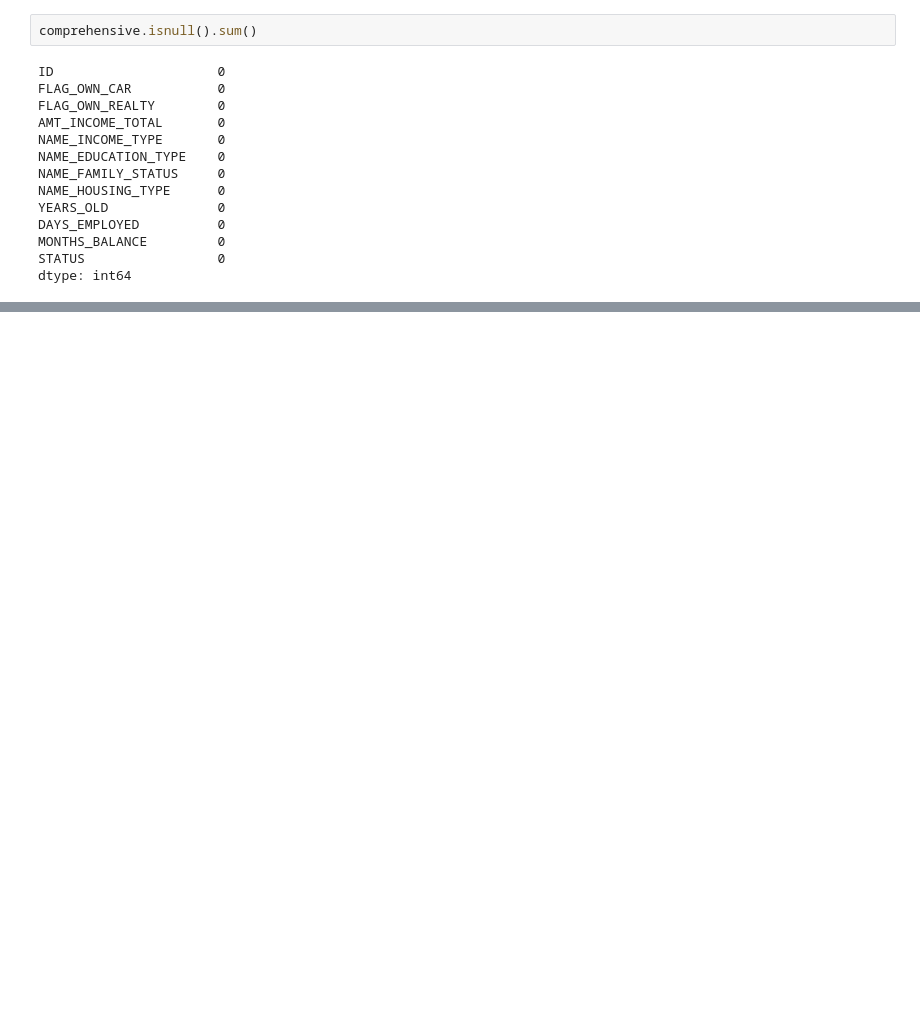
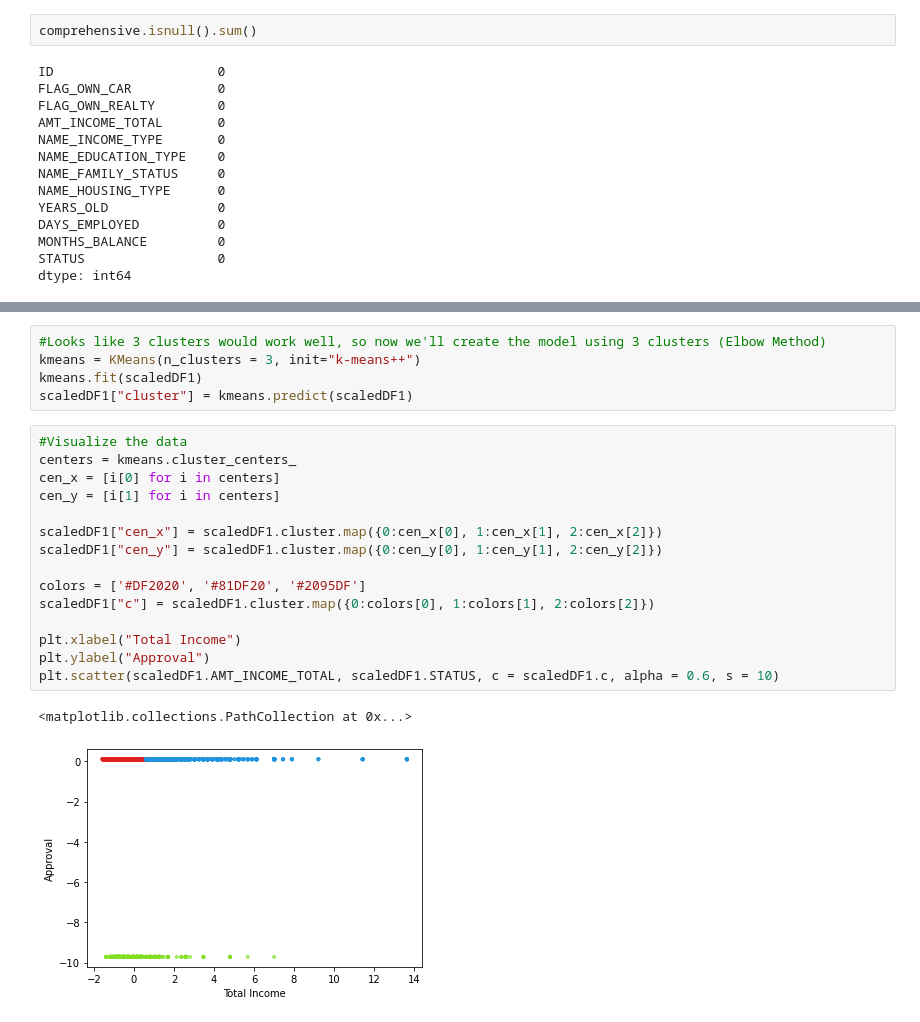
Before and after one commit to shlokshah7/ECS-171-project, a Jupyter notebook: Unsupervised Learning.ipynb, the cells around one changed output, grey strips where cells are left out. Saved outputs shown, nothing was run; the diff lists cells and outputs as text; blank space fills up the shorter version.

```diff
--- a/Unsupervised Learning.ipynb
+++ b/Unsupervised Learning.ipynb
@@ -148,0 +278,23 @@ comprehensive.to_csv('mergedApplicationCreditRecords.csv')
+# %%
+#Looks like 3 clusters would work well, so now we'll create the model using 3 clusters (Elbow Method)
+kmeans = KMeans(n_clusters = 3, init="k-means++")
+kmeans.fit(scaledDF1)
+scaledDF1["cluster"] = kmeans.predict(scaledDF1)
+# %%
+#Visualize the data
+centers = kmeans.cluster_centers_
+cen_x = [i[0] for i in centers]
+cen_y = [i[1] for i in centers]
+
+scaledDF1["cen_x"] = scaledDF1.cluster.map({0:cen_x[0], 1:cen_x[1], 2:cen_x[2]})
+scaledDF1["cen_y"] = scaledDF1.cluster.map({0:cen_y[0], 1:cen_y[1], 2:cen_y[2]})
+
+colors = ['#DF2020', '#81DF20', '#2095DF']
+scaledDF1["c"] = scaledDF1.cluster.map({0:colors[0], 1:colors[1], 2:colors[2]})
+
+plt.xlabel("Total Income")
+plt.ylabel("Approval")
+plt.scatter(scaledDF1.AMT_INCOME_TOTAL, scaledDF1.STATUS, c = scaledDF1.c, alpha = 0.6, s = 10)
+# %% [output]
+<matplotlib.collections.PathCollection at 0x...>
+[figure, added]
```
Also changed, not shown: parts of 62 cells of this notebook.
